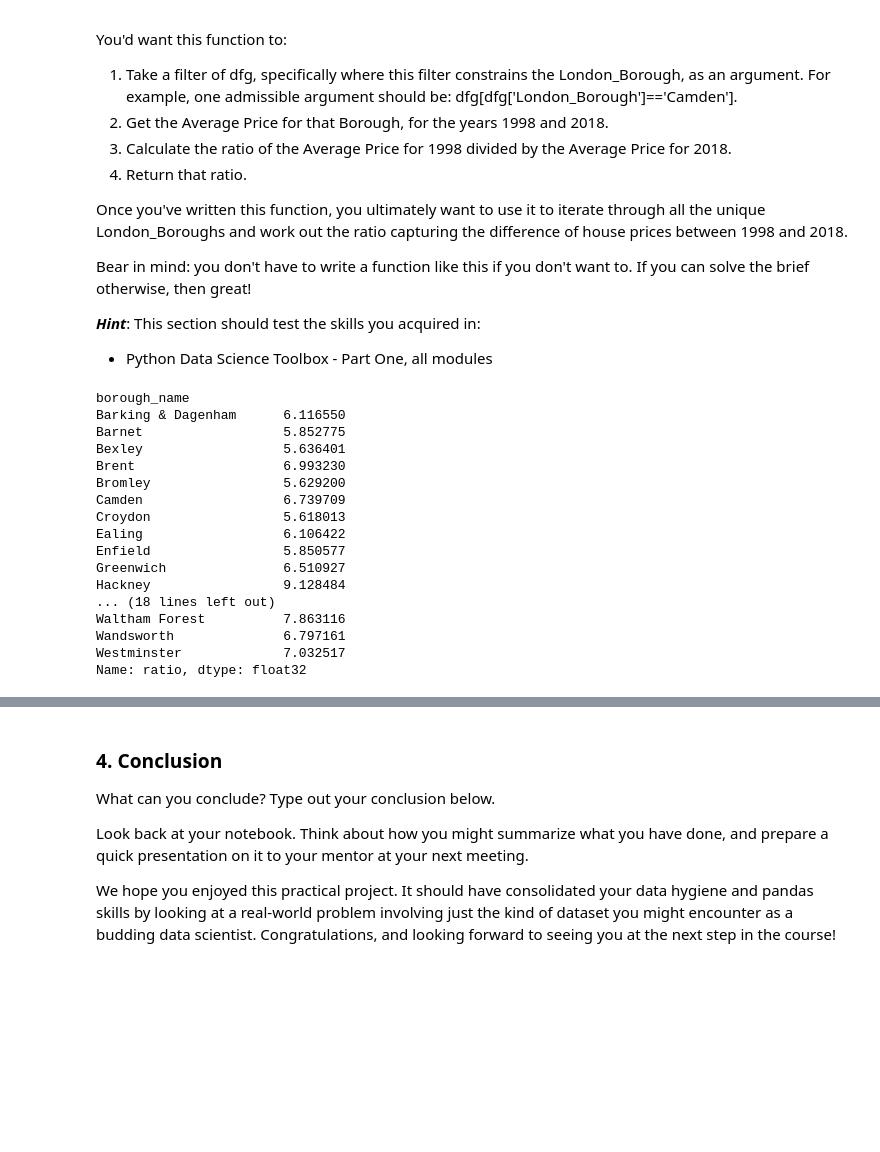
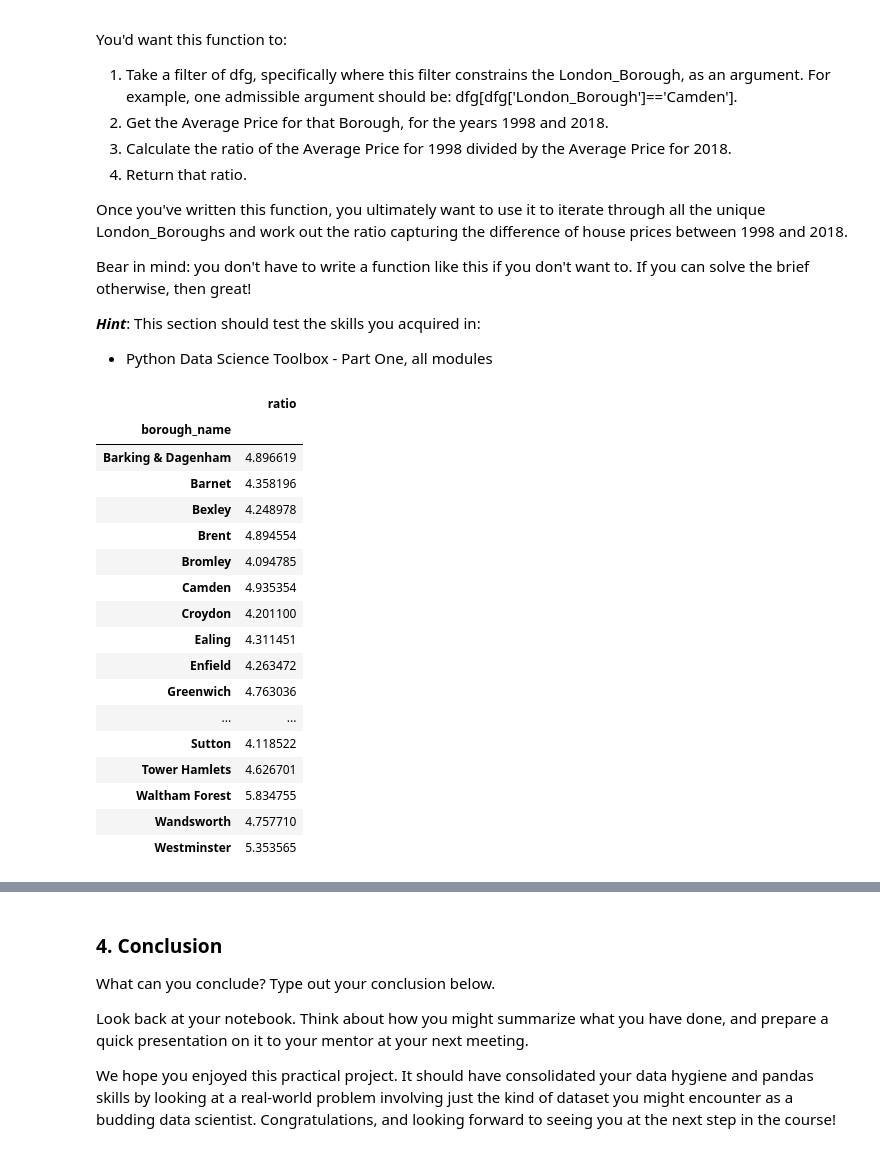
Before and after one commit to vinod-k-v/London-housing-project, a Jupyter notebook: Unit_4_Challenge_Tier_3.ipynb, the cells around one changed output, grey strips where cells are left out. Saved outputs shown, nothing was run; the diff lists cells and outputs as text; code cells hidden in the pictures; blank space fills up the shorter version.

```diff
--- a/Unit_4_Challenge_Tier_3.ipynb
+++ b/Unit_4_Challenge_Tier_3.ipynb
@@ -433,30 +442,30 @@ Bear in mind: you don't have to write a function like this if you don't want to.
 # %%
 # avg_price is an object instead of float
 properties['avg_price'] = properties['avg_price'].astype('float32')
 
-properties_1995 = properties[properties['year']=='1995'].groupby(['borough_name','year'])['avg_price'].mean().reset_index()
-properties_2021 = properties[properties['year']=='2021'].groupby(['borough_name','year'])['avg_price'].mean().reset_index()
-
-properties_ratio = properties_2021['avg_price']/properties_1995['avg_price']
-properties_ratio.index = properties_1995['borough_name']
-properties_ratio.name = ("ratio")
-print(properties_ratio)
+properties_ratio = properties[properties.year.isin(['1998', '2018'])].groupby(['borough_name','year']). \
+                        mean().reset_index().pivot(index = 'borough_name', columns='year', values='avg_price'). \
+                        assign(ratio = lambda x: x.iloc[:, 1]/x.iloc[:,0])
+properties_ratio.drop(properties_ratio.columns[[0,1]], inplace=True, axis=1)
+properties_ratio.columns.name = None
+properties_ratio
 # %% [output]
-borough_name
-Barking & Dagenham      6.116550
-Barnet                  5.852775
-Bexley                  5.636401
-Brent                   6.993230
-Bromley                 5.629200
-Camden                  6.739709
-Croydon                 5.618013
-Ealing                  6.106422
-Enfield                 5.850577
-Greenwich               6.510927
-Hackney                 9.128484
-... (18 lines left out)
-Waltham Forest          7.863116
-Wandsworth              6.797161
-Westminster             7.032517
-Name: ratio, dtype: float32
+|  | ratio |
+| borough_name |  |
+| Barking & Dagenham | 4.896619 |
+| Barnet | 4.358196 |
+| Bexley | 4.248978 |
+| Brent | 4.894554 |
+| Bromley | 4.094785 |
+| Camden | 4.935354 |
+| Croydon | 4.201100 |
+| Ealing | 4.311451 |
+| Enfield | 4.263472 |
+| Greenwich | 4.763036 |
+| ... | ... |
+| Sutton | 4.118522 |
+| Tower Hamlets | 4.626701 |
+| Waltham Forest | 5.834755 |
+| Wandsworth | 4.757710 |
+| Westminster | 5.353565 |
 # %%
```
Also changed, not shown: parts of 8 cells of this notebook.
